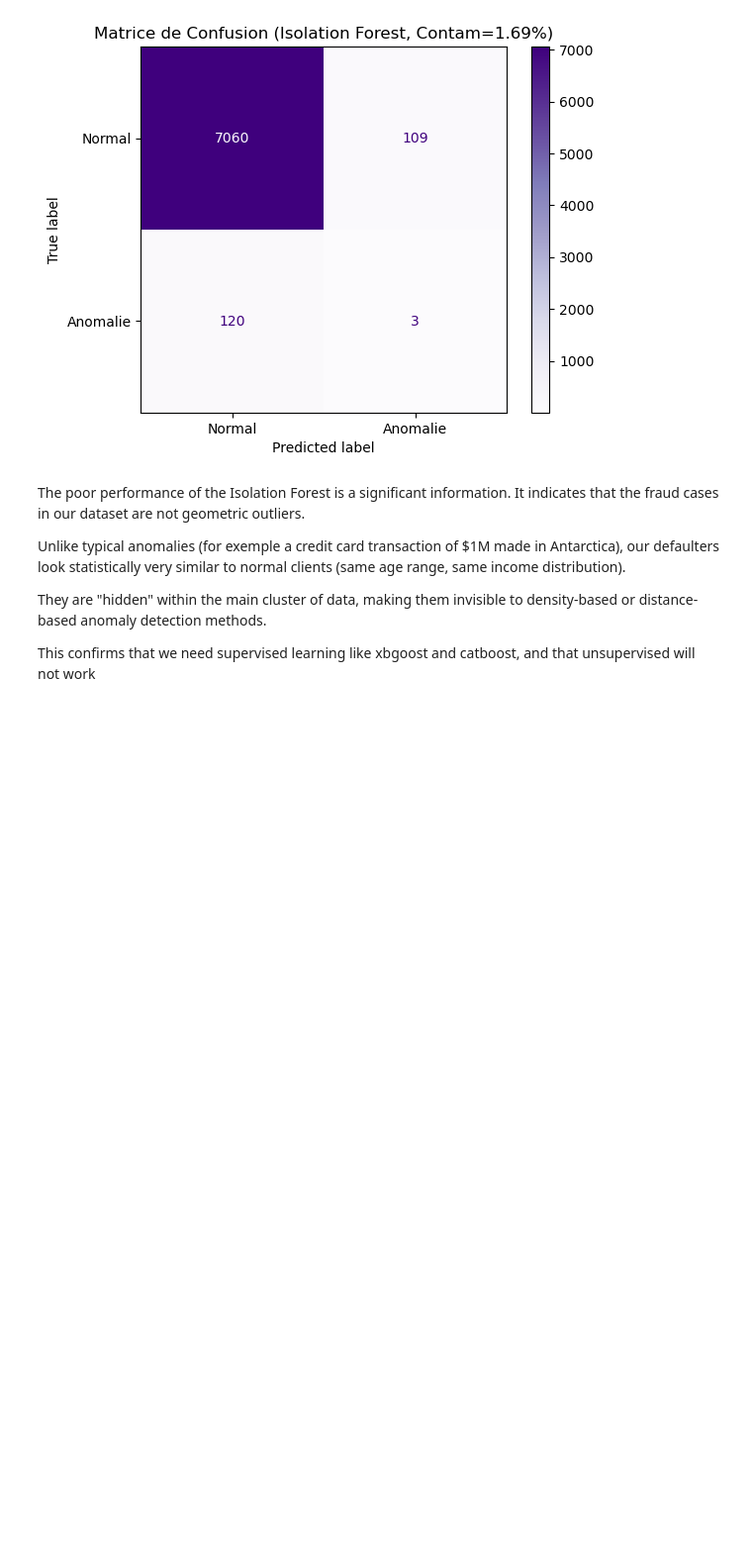
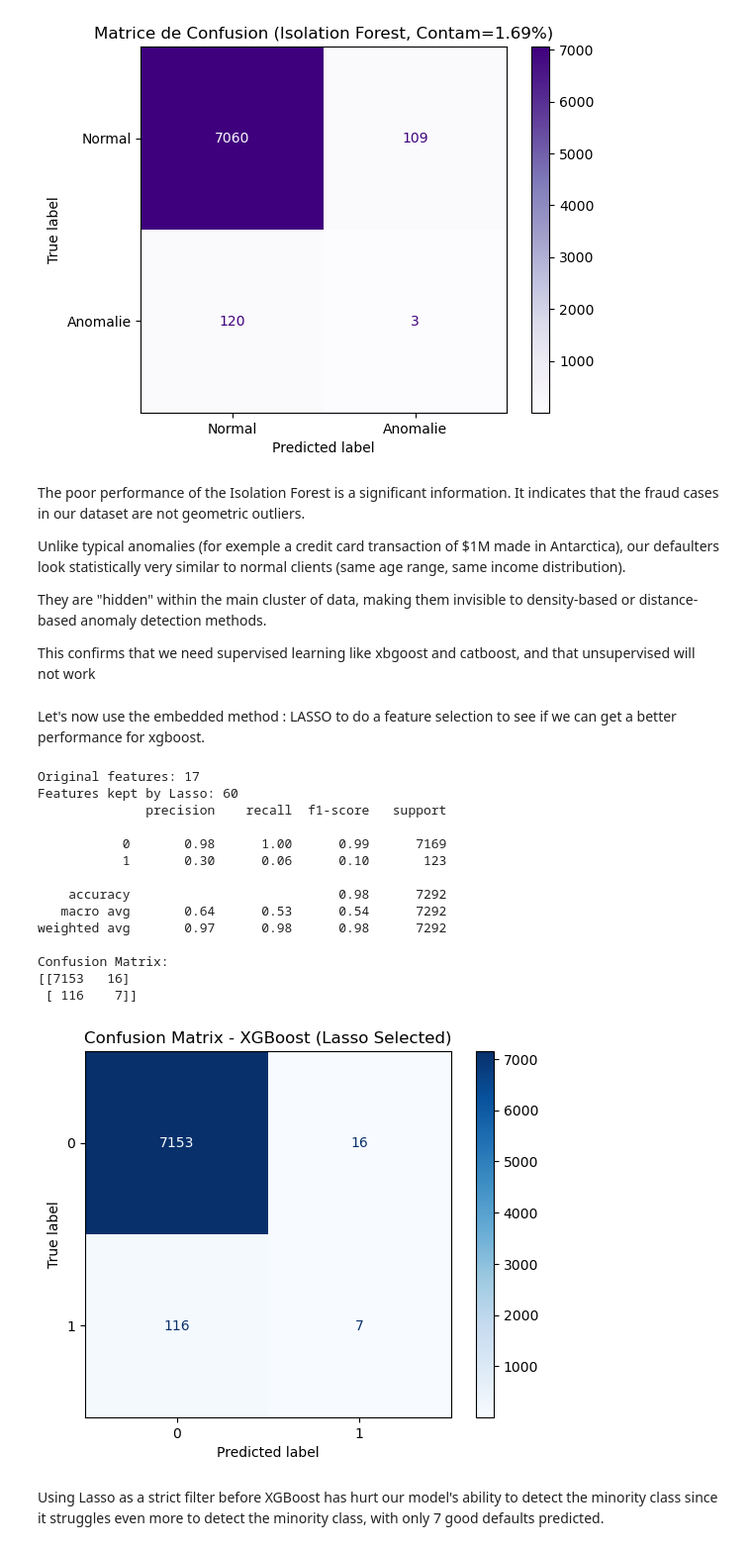
Before and after one commit to Adnbsn/ML_CardFraud, a Jupyter notebook: Project_ML_Adrien_BESSON_Emma_BEKKER.ipynb, the cells around one changed output. Shown at 99% size. Drawn from its saved outputs; the diff is of its cells as text; code cells hidden in the pictures; blank space fills up the shorter version.

```diff
--- a/Project_ML_Adrien_BESSON_Emma_BEKKER.ipynb
+++ b/Project_ML_Adrien_BESSON_Emma_BEKKER.ipynb
@@ -1994,3 +2050,56 @@ Unlike typical anomalies (for exemple a credit card transaction of $1M made in A
 They are "hidden" within the main cluster of data, making them invisible to density-based or distance-based anomaly detection methods.
 
 This confirms that we need supervised learning like xbgoost and catboost, and that unsupervised will not work
+# %% [markdown]
+Let's now use the embedded method : LASSO to do a feature selection to see if we can get a better performance for xgboost.
+# %%
+
+# 2. Use Logistic Regression with L1 penalty (Lasso) for selection
+# The 'C' parameter controls selection strength (smaller C = fewer features selected)
+# solver='liblinear' or 'saga' is required for L1 penalty
+lasso_selector = SelectFromModel(
+    LogisticRegression(penalty='l1', solver='liblinear', C=0.1, random_state=42)
+)
+
+# 3. Fit the selector and transform the data
+lasso_selector.fit(X_train_processed, y_train)
+X_train_selected = lasso_selector.transform(X_train_processed)
+X_test_selected = lasso_selector.transform(X_test_processed)
+
+print(f"Original features: {X_train.shape[1]}")
+print(f"Features kept by Lasso: {X_train_processed.shape[1]}")
+
+# 4. Train XGBoost on the selected features
+xgb = XGBClassifier(n_estimators=100, random_state=42)
+xgb.fit(X_train_selected, y_train)
+
+# 5. Evaluation
+y_pred = xgb.predict(X_test_selected)
+print(classification_report(y_test, y_pred))
+
+cm = confusion_matrix(y_test, y_pred)
+print("Confusion Matrix:")
+print(cm)
+disp = ConfusionMatrixDisplay(confusion_matrix=cm, display_labels=xgb.classes_)
+disp.plot(cmap='Blues', values_format='d') # 'd' pour afficher des entiers (pas notation scientifique)
+
+plt.title("Confusion Matrix - XGBoost (Lasso Selected)")
+plt.show()
+# %% [output]
+Original features: 17
+Features kept by Lasso: 60
+              precision    recall  f1-score   support
+
+           0       0.98      1.00      0.99      7169
+           1       0.30      0.06      0.10       123
+
+    accuracy                           0.98      7292
+   macro avg       0.64      0.53      0.54      7292
+weighted avg       0.97      0.98      0.98      7292
+
+Confusion Matrix:
+[[7153   16]
+ [ 116    7]]
+[figure, added]
+# %% [markdown]
+Using Lasso as a strict filter before XGBoost has hurt our model's ability to detect the minority class since it struggles even more to detect the minority class, with only 7 good defaults predicted.
```
Also changed, not shown: parts of 30 cells of this notebook.
